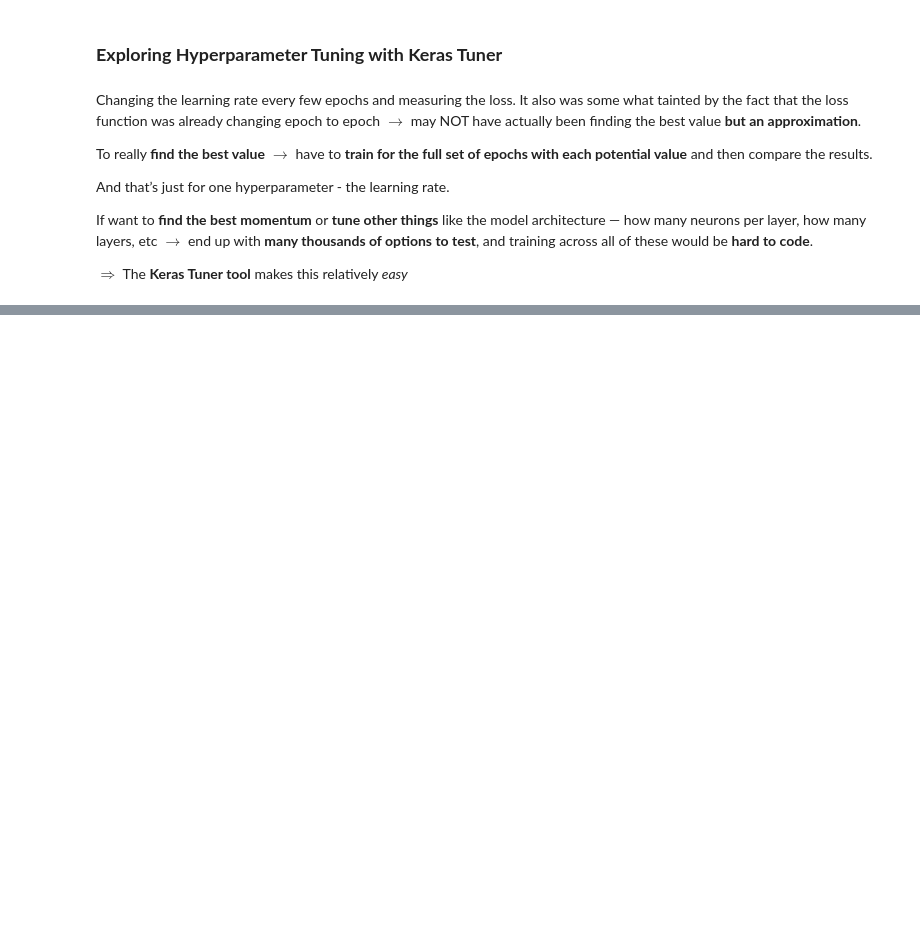
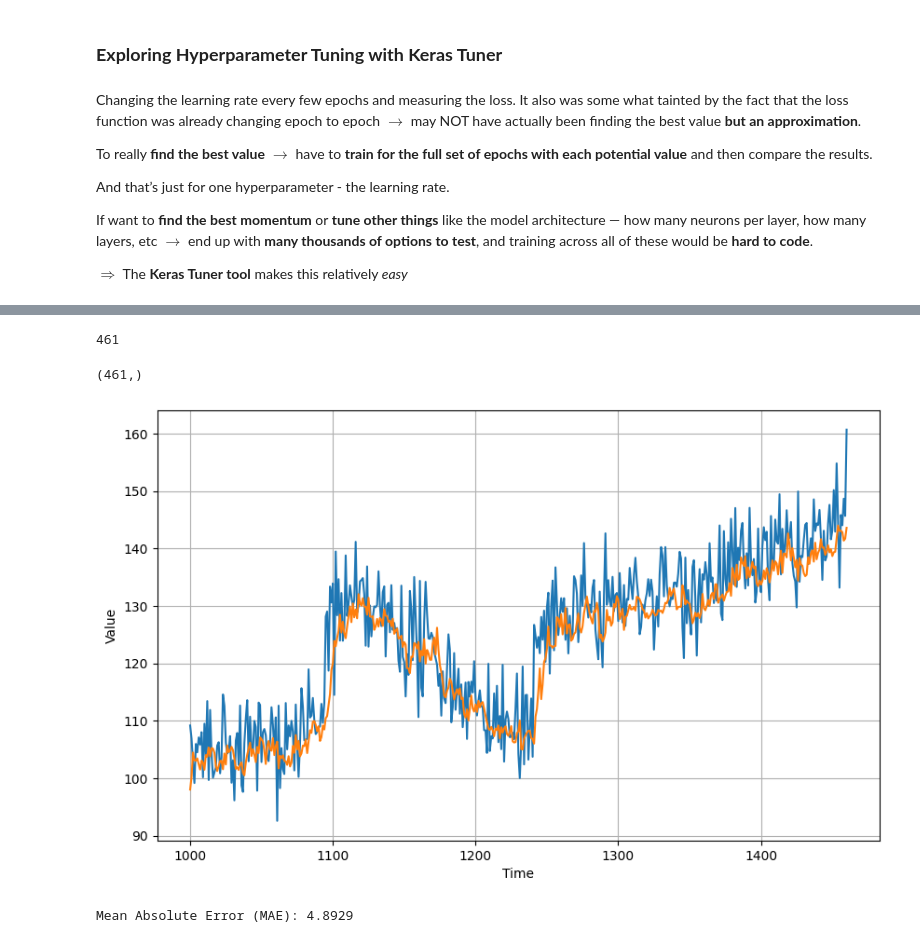
Before and after one commit to 0Nguyen0Cong0Tuan0/Creating-ML-Models-to-Predict-Sequences, a Jupyter notebook: main.ipynb, the cells around one changed output, grey strips where cells are left out. Cells and saved outputs as stored; diff of their text form; code cells hidden in the pictures; blank space fills up the shorter version.

```diff
--- a/main.ipynb
+++ b/main.ipynb
@@ -639,0 +757,13 @@ ters, evaluate the model to a metric you want, and then report on the top models
+# %%
+dataset = windowed_dataset(series_train, window_size, batch_size, shuffle_buffer_size)
+
+model = tf.keras.models.Sequential([
+    tf.keras.layers.Dense(16, input_shape=[window_size], activation="relu"),
+    tf.keras.layers.Dense(10, activation="relu"),
+    tf.keras.layers.Dense(1)
+    ])
+
+optimizer = tf.keras.optimizers.SGD(learning_rate=1e-6, momentum=0.9)
+model.compile(loss="mse", optimizer=optimizer)
+
+history = model.fit(dataset, epochs=100,  verbose=1)
@@ -639,0 +788,5 @@ ters, evaluate the model to a metric you want, and then report on the top models
+# %%
+forecast = []
+
+for time in range(len(series) - window_size):
+    forecast.append(model.predict(series[time:time + window_size][np.newaxis]))
@@ -639,0 +811,39 @@ ters, evaluate the model to a metric you want, and then report on the top models
+# %%
+forecast = forecast[split_time-window_size:]
+results = np.array(forecast)[:, 0, 0]
+# %%
+len(forecast)
+# %% [output]
+461
+# %%
+results.shape
+# %% [output]
+(461,)
+# %%
+def plot_series(time, series, format="-", start=0, end=None, label=None):
+    plt.plot(time[start:end], series[start:end], format, label=label)
+    plt.xlabel("Time")
+    plt.ylabel("Value")
+    plt.grid(True)
+    if label:
+        plt.legend()
+
+plt.figure(figsize=(10, 6))
+plot_series(time_valid, series_valid)
+plot_series(time_valid, results)
+# %% [output]
+[figure, added]
+# %%
+# Create metric objects
+mae_metric = tf.keras.metrics.MeanAbsoluteError()
+
+# Update state with actual and predicted values
+mae_metric.update_state(series_valid, results)
+
+# Get the result
+mae = mae_metric.result().numpy()
+
+# Print the evaluation metrics
+print("Mean Absolute Error (MAE):", mae)
+# %% [output]
+Mean Absolute Error (MAE): 4.8929
```
Also changed, not shown: parts of 19 cells of this notebook, 1 other file.
